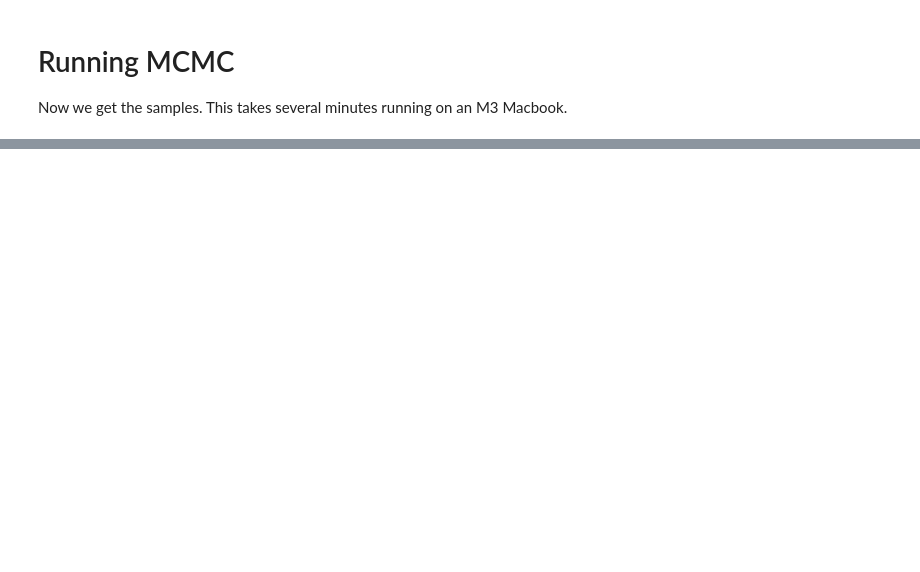
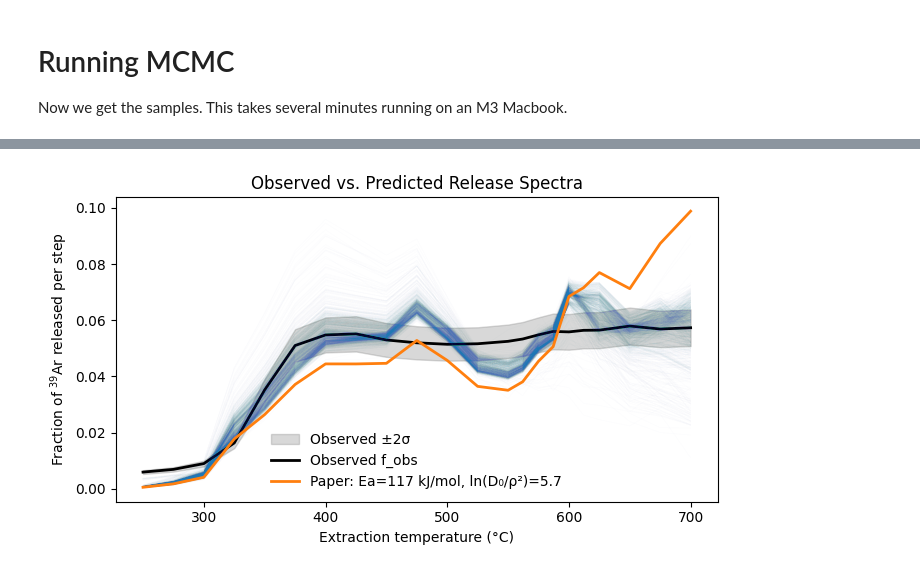
Before and after one commit to jeffreyscheng/martiandating, a Jupyter notebook: fit_mdd.ipynb, the cells around one changed output, grey strips where cells are left out. Drawn from its saved outputs; the diff is of its cells as text; code cells hidden in the pictures; blank space fills up the shorter version.

```diff
--- a/fit_mdd.ipynb
+++ b/fit_mdd.ipynb
@@ -132,7 +137,9 @@ def stick_breaking(phi_raw):
     # Final proportions: probs * remaining, plus final remainder
     phi_pieces = probs * remaining[:-1]
     phi = jnp.concatenate([phi_pieces, remaining[-1:]])
+    # jax.debug.print("phi: {:.2f}, phi_raw: {:.2f}", phi[0], phi_raw[0])
     return phi
+
 
 def fractional_release(y):
     """
@@ -151,15 +158,17 @@ def fractional_release(y):
 
 def log_prob(params):
     Ea, logD0_r2, phi_raw = params["Ea"], params["logD0_r2"], params["phi_raw"]
+    # logD0_r2, phi_raw = params["logD0_r2"], params["phi_raw"]
     phi  = stick_breaking(phi_raw)
     D_r2 = jnp.exp(logD0_r2)[:, None]            # (k,1)
 
     R, T = 8.314, temps_K[None, :]               # J mol⁻¹ K⁻¹
     y_inc = D_r2 * jnp.exp(-Ea[:, None]*1e3 / (R*T)) * dt   # (k,m)
+    # y_inc = D_r2 * jnp.exp(-117.0 * 1e3 / (R*T)) * dt   # (k,m)
     y_cum = jnp.cumsum(y_inc, axis=1)
     Fcum  = fractional_release(y_cum)            # (k,m)
     dF    = jnp.diff(Fcum, axis=1,
-                     prepend=jnp.zeros((k,1)))   # (k,m)
+                     prepend=jnp.zeros((num_domains,1)))   # (k,m)
 
     # --- mix domains ---
     dF_mix      = (phi @ dF)                     # (m,)
@@ -171,13 +180,20 @@ def log_prob(params):
         - jnp.log(sigma_obs)
         - 0.5 * jnp.log(2*jnp.pi)
     )
-    prior = jnp.sum(
-        -0.5 * (Ea - Ea_prior_mean)**2 / Ea_prior_std**2
-        -0.5 * (logD0_r2 - logD0_r2_prior_mean)**2 / logD0_r2_prior_std**2
-        -0.5 * (dirichlet_alphas - 1) * jnp.log(phi)
-    )
+    # prior = jnp.sum(
+    #     -jnp.log(Ea) - 0.5 * (jnp.log(Ea) - Ea_prior_mu)**2 / Ea_prior_sigma**2
+    #     -0.5 * (logD0_r2 - logD0_r2_prior_mean)**2 / logD0_r2_prior_std**2
+    #     + (dirichlet_alphas - 1) * jnp.log(phi)
+    # )
+    # calculate pairwise diffusion distances
+    # pairwise_diff = logD0_r2[:, None] - logD0_r2[None, :]       # (k, k)
+    # kernel        = diffusion_repulsion * jnp.exp(-0.5 * pairwise_diff ** 2)
+    # repulsion     = -jnp.sum(kernel * (1.0 - jnp.eye(num_domains)))
+
     penalty_for_negative_ea = jnp.sum(jnp.where(Ea < 0, -1e6, 0))
-    return ll + prior + penalty_for_negative_ea
+    # jax.debug.print("ll: {:.2f}, penalty: {:.2f}, prior: {:.2f}, repulsion: {:.2f}",
+                #    ll, penalty_for_negative_ea, prior, repulsion)
+    return ll + penalty_for_negative_ea
 # %% [markdown]
 # Warming up with Blackjax
 
@@ -406,12 +545,14 @@ R = 8.314  # J mol⁻¹ K⁻¹
 # 1) Last posterior draw from every chain  →  predicted spectra
 # ------------------------------------------------------------------
 last = {k: v[-1] for k, v in full_samples.items()}       # (chains,k)
-phi  = jax.vmap(jax.vmap(stick_breaking))(last["phi_raw"])[:, -1, :]
+phi  = jax.vmap(stick_breaking)(last["phi_raw"])
 
 EaJ  = last["Ea"] * 1e3                                  # (C,k)
+# EaJ = 117.0 * 1e3
 Dr2  = jnp.exp(last["logD0_r2"])                         # (C,k)
 
 y_inc = Dr2[..., None] * jnp.exp(-EaJ[..., None] / (R * temps_K)) * dt  # (C,k,m)
+# y_inc = Dr2[..., None] * jnp.exp(-EaJ / (R * temps_K)) * dt  # (C,k,m)
 y_cum = jnp.cumsum(y_inc, axis=-1)                       # (C,k,m)
 F_cum = fractional_release(y_cum)                        # (C,k,m)
 
@@ -438,31 +579,33 @@ f_pred_ref_np = jax.device_get(f_pred_ref)
 
 # ------------------------------------------------------------------
 # 3) Plot
 # ------------------------------------------------------------------
 fig, ax = plt.subplots(figsize=(7, 4))
 
 final_cumulative_release_with_extraction_time = filtered_df["F"].values[-1]
 scaled_f_obs = f_obs / final_cumulative_release_with_extraction_time
 
 # observed + 2σ band
 ax.fill_between(temps_K - 273.15,
                 scaled_f_obs - 2*sigma_obs,
                 scaled_f_obs + 2*sigma_obs,
                 color='grey', alpha=0.3, label='Observed ±2σ')
 ax.plot(temps_K - 273.15, scaled_f_obs, color='k', lw=2, label='Observed f_obs')
 
 # posterior trajectories (blue, faint)
 for fp in f_pred_np:
-    ax.plot(temps_K - 273.15, fp, color='tab:blue', alpha=0.06, lw=0.6)
+    ax.plot(temps_K - 273.15, fp, color='tab:blue', alpha=10 / len(f_pred_np), lw=0.6)
 
 # reference curve (orange)
 ax.plot(temps_K - 273.15, f_pred_ref_np,
         color='tab:orange', lw=2,
         label='Paper: Ea=117 kJ/mol, ln(D₀/ρ²)=5.7')
 
 ax.set_xlabel('Extraction temperature (°C)')
 ax.set_ylabel('Fraction of $^{39}$Ar released per step')
 ax.set_title('Observed vs. Predicted Release Spectra')
 ax.legend(frameon=False)
 plt.tight_layout()
 plt.show()
+# %% [output]
+[figure, added]
```
Also changed, not shown: parts of 14 cells of this notebook, 6 other files.
